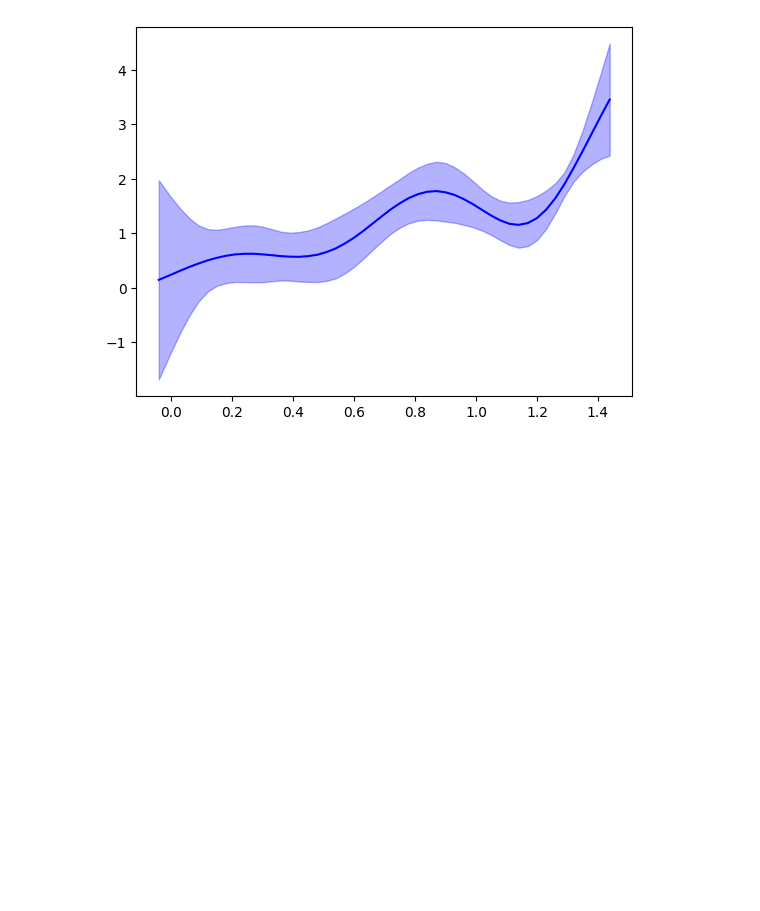
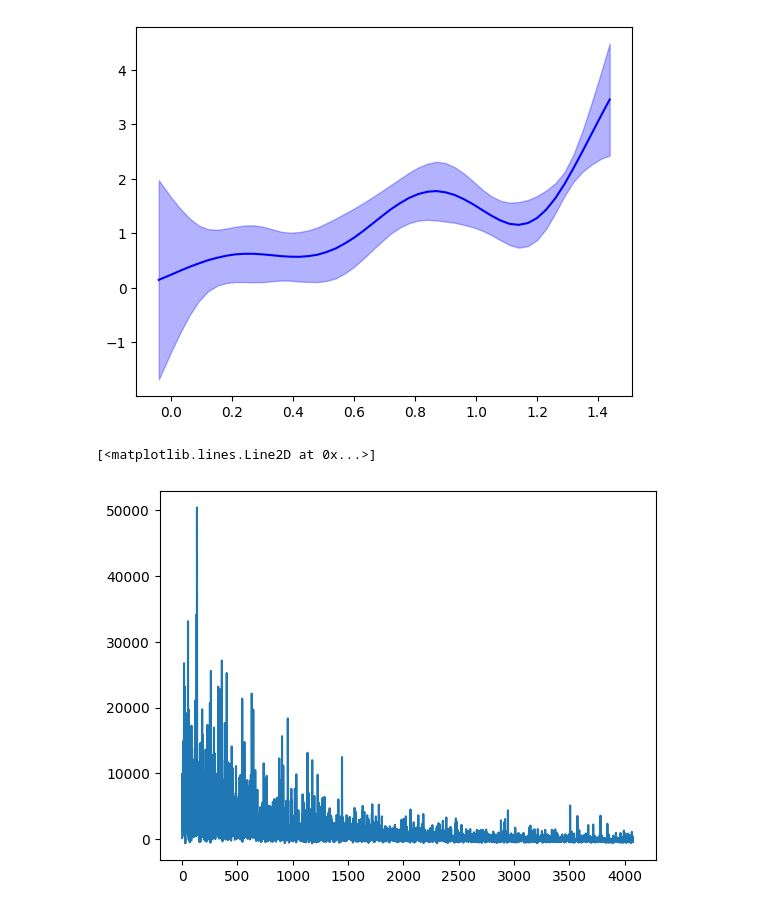
Before and after one commit to RohanGautam/EIV_IGP_jax, a Jupyter notebook: demo.ipynb, the cells around one changed output. Saved outputs shown, nothing was run; the diff lists cells and outputs as text; code cells hidden in the pictures; blank space fills up the shorter version.

```diff
--- a/demo.ipynb
+++ b/demo.ipynb
@@ -430,3 +436,48 @@ plt.show()
 # %% [output]
 [figure]
 [figure]
+# %%
+from numpyro.infer import SVI, Trace_ELBO
+from numpyro.optim import Adam
+
+
+# Define the guide function
+def guide(x, y, x_std, y_std):
+    alpha_loc = numpyro.param("alpha_loc", 0.0)
+    alpha_scale = numpyro.param(
+        "alpha_scale", 1.0, constraint=dist.constraints.positive
+    )
+    numpyro.sample("beta0", dist.Normal(alpha_loc, alpha_scale))
+
+    p_loc = numpyro.param("p_loc", 0.5)
+    p_scale = numpyro.param("p_scale", 0.1, constraint=dist.constraints.positive)
+    numpyro.sample("p", dist.Normal(p_loc, p_scale))
+
+    tau_g_concentration = numpyro.param(
+        "tau_g_concentration", 2.0, constraint=dist.constraints.positive
+    )
+    tau_g_rate = numpyro.param("tau_g_rate", 1.0, constraint=dist.constraints.positive)
+    numpyro.sample("tau_g", dist.Gamma(tau_g_concentration, tau_g_rate))
+
+    sigma_loc = numpyro.param("sigma_loc", 0.1, constraint=dist.constraints.positive)
+    numpyro.sample("sigma", dist.Normal(sigma_loc, 0.01))
+
+
+# Set up the optimizer and SVI
+optimizer = Adam(1e-4)
+svi = SVI(eiv_igp, guide, optimizer, loss=Trace_ELBO())
+
+# Run SVI
+num_steps = 5000
+svi_result = svi.run(
+    jax.random.PRNGKey(0), num_steps, x=x, y=y, x_std=x_std, y_std=y_std
+)
+
+# Extract the parameters
+# params = svi_result.params
+# print("Learned parameters:", params)
+# %%
+plt.plot(svi_result.losses)
+# %% [output]
+[<matplotlib.lines.Line2D at 0x...>]
+[figure, added]
```
Also changed, not shown: parts of 6 cells of this notebook, 1 other file.
